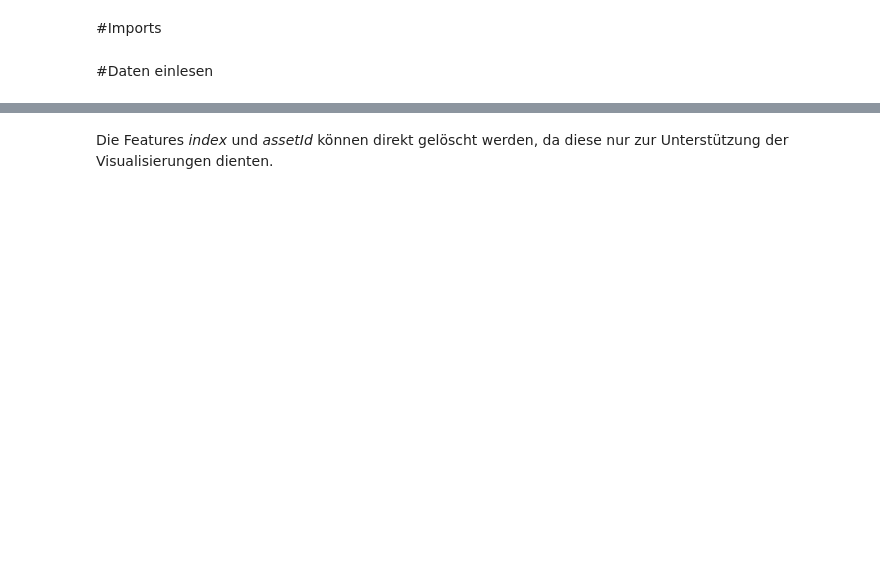
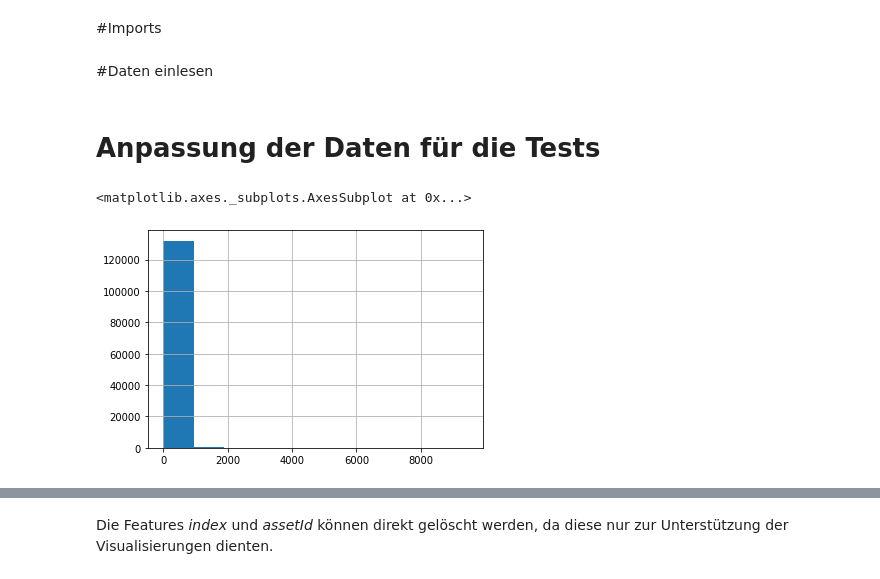
Before and after one commit to princessivy/Analyzing_CSGO_SkinPrices, a Jupyter notebook: CSGO_Significance_Testing.ipynb, the cells around one changed output, grey strips where cells are left out. Drawn from its saved outputs; the diff is of its cells as text; code cells hidden in the pictures; blank space fills up the shorter version.

```diff
--- a/CSGO_Significance_Testing.ipynb
+++ b/CSGO_Significance_Testing.ipynb
@@ -14,3 +14,10 @@ import statsmodels.api as sm
 #Daten einlesen
 # %%
 data = pd.read_csv(r'/content/drive/MyDrive/SA_BA/Data/allitems_cleaned_3.csv')
+# %% [markdown]
+# Anpassung der Daten für die Tests
+# %%
+data.salePrice.hist()
+# %% [output]
+<matplotlib.axes._subplots.AxesSubplot at 0x...>
+[figure, added]
```
Also changed, not shown: parts of 58 cells of this notebook.
